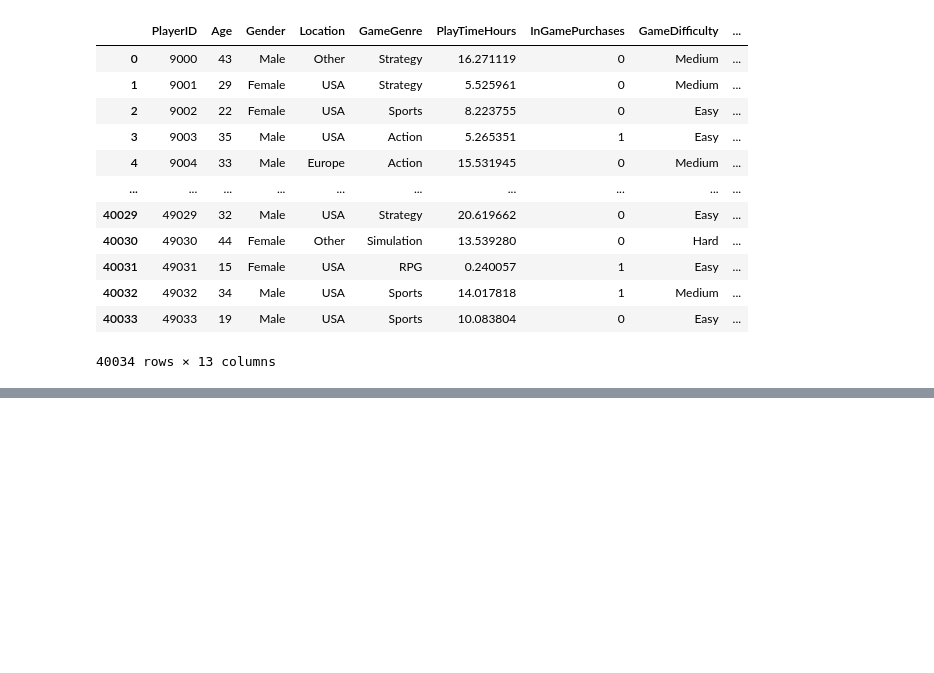
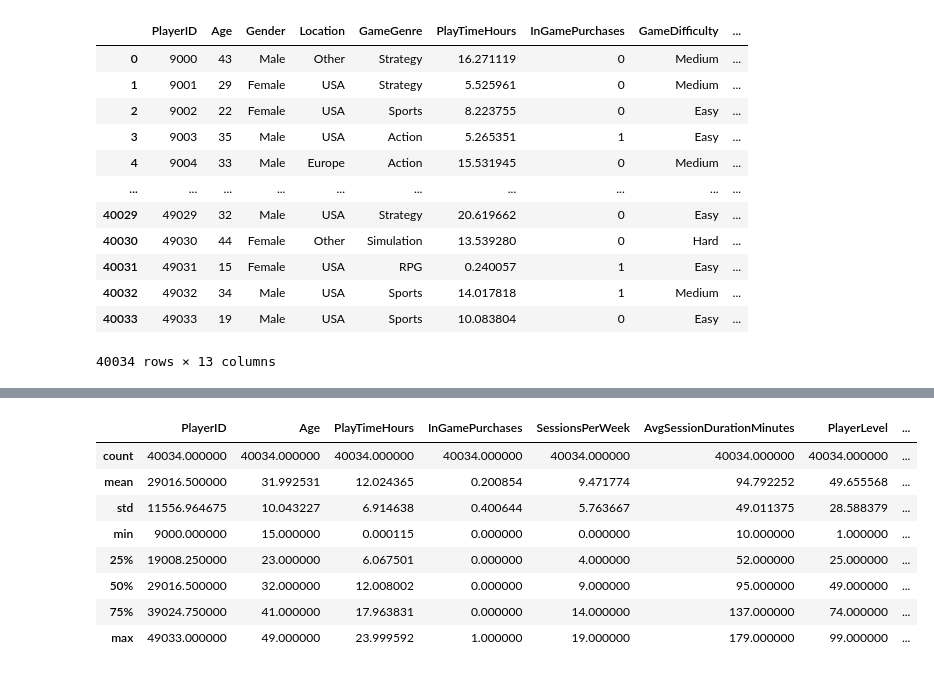
Before and after one commit to ParrvLuthra22/playerchurndataPrediction, a Jupyter notebook: PlayerChurnPrediction.ipynb, the cells around one changed output, grey strips where cells are left out. Saved outputs shown, nothing was run; the diff lists cells and outputs as text; code cells hidden in the pictures; blank space fills up the shorter version.

```diff
--- a/PlayerChurnPrediction.ipynb
+++ b/PlayerChurnPrediction.ipynb
@@ -31,0 +64,12 @@ df
+# %%
+df.describe()
+# %% [output]
+|  | PlayerID | Age | PlayTimeHours | InGamePurchases | SessionsPerWeek | AvgSessionDurationMinutes | PlayerLevel | ... |
+| count | 40034.000000 | 40034.000000 | 40034.000000 | 40034.000000 | 40034.000000 | 40034.000000 | 40034.000000 | ... |
+| mean | 29016.500000 | 31.992531 | 12.024365 | 0.200854 | 9.471774 | 94.792252 | 49.655568 | ... |
+| std | 11556.964675 | 10.043227 | 6.914638 | 0.400644 | 5.763667 | 49.011375 | 28.588379 | ... |
+| min | 9000.000000 | 15.000000 | 0.000115 | 0.000000 | 0.000000 | 10.000000 | 1.000000 | ... |
+| 25% | 19008.250000 | 23.000000 | 6.067501 | 0.000000 | 4.000000 | 52.000000 | 25.000000 | ... |
+| 50% | 29016.500000 | 32.000000 | 12.008002 | 0.000000 | 9.000000 | 95.000000 | 49.000000 | ... |
+| 75% | 39024.750000 | 41.000000 | 17.963831 | 0.000000 | 14.000000 | 137.000000 | 74.000000 | ... |
+| max | 49033.000000 | 49.000000 | 23.999592 | 1.000000 | 19.000000 | 179.000000 | 99.000000 | ... |
```
Also changed, not shown: parts of 5 cells of this notebook.
